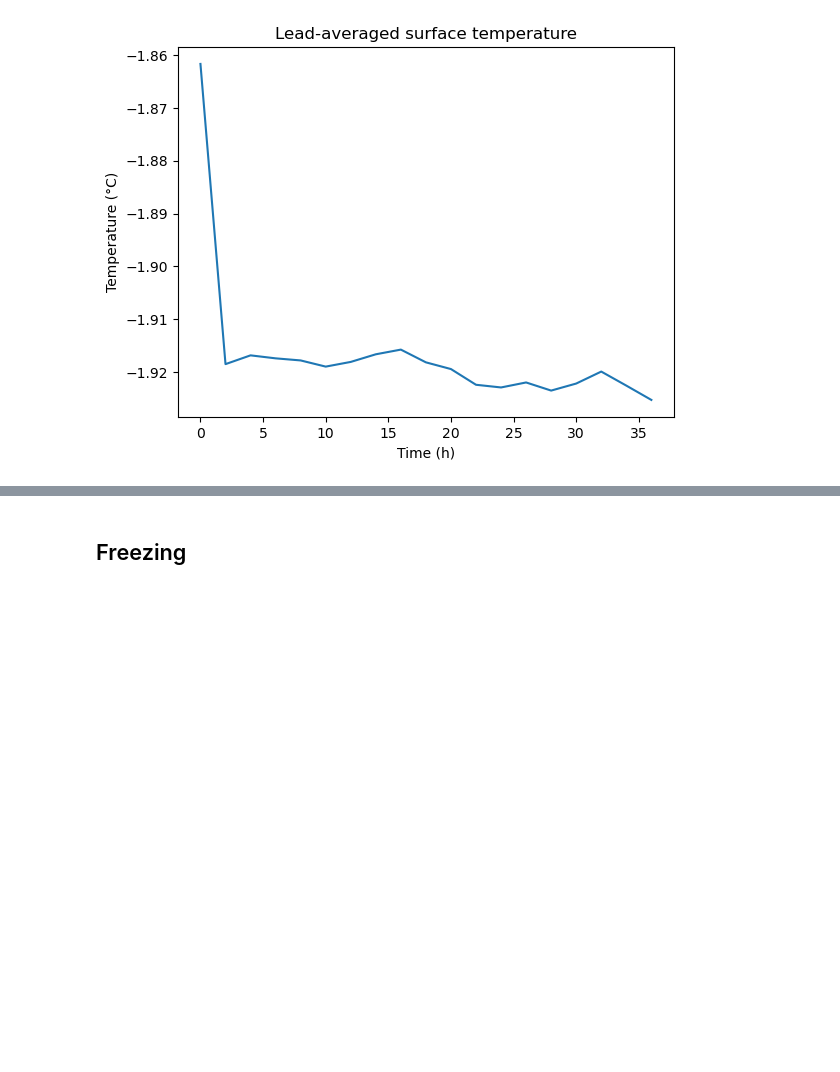
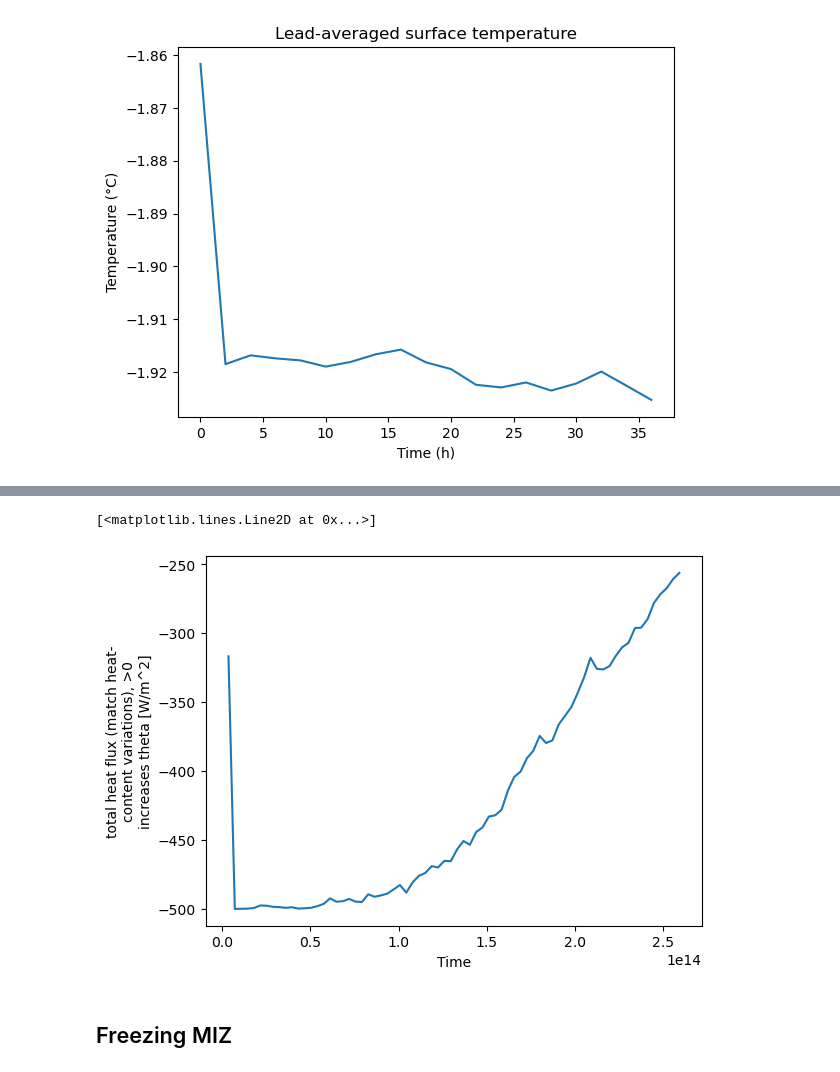
Before and after one commit to marlene-schramm/MSc_data_analysis, a Jupyter notebook: model_output/diag_surf_heat_flux.ipynb, the cells around one changed output, grey strips where cells are left out. Drawn from its saved outputs; the diff is of its cells as text; code cells hidden in the pictures; blank space fills up the shorter version.

```diff
--- a/model_output/diag_surf_heat_flux.ipynb
+++ b/model_output/diag_surf_heat_flux.ipynb
@@ -115,3 +156,8 @@ Text(0.5, 1.0, 'Lead-averaged surface temperature')
+# %%
+surfDiag.TFLUX.isel(YC = slice(0,50)).mean(dim = ["XC","YC"]).plot()
+# %% [output]
+[<matplotlib.lines.Line2D at 0x...>]
+[figure, added]
 # %% [markdown]
-## Freezing
+## Freezing MIZ
 # %% [markdown]
```
Also changed, not shown: parts of 15 cells of this notebook.
